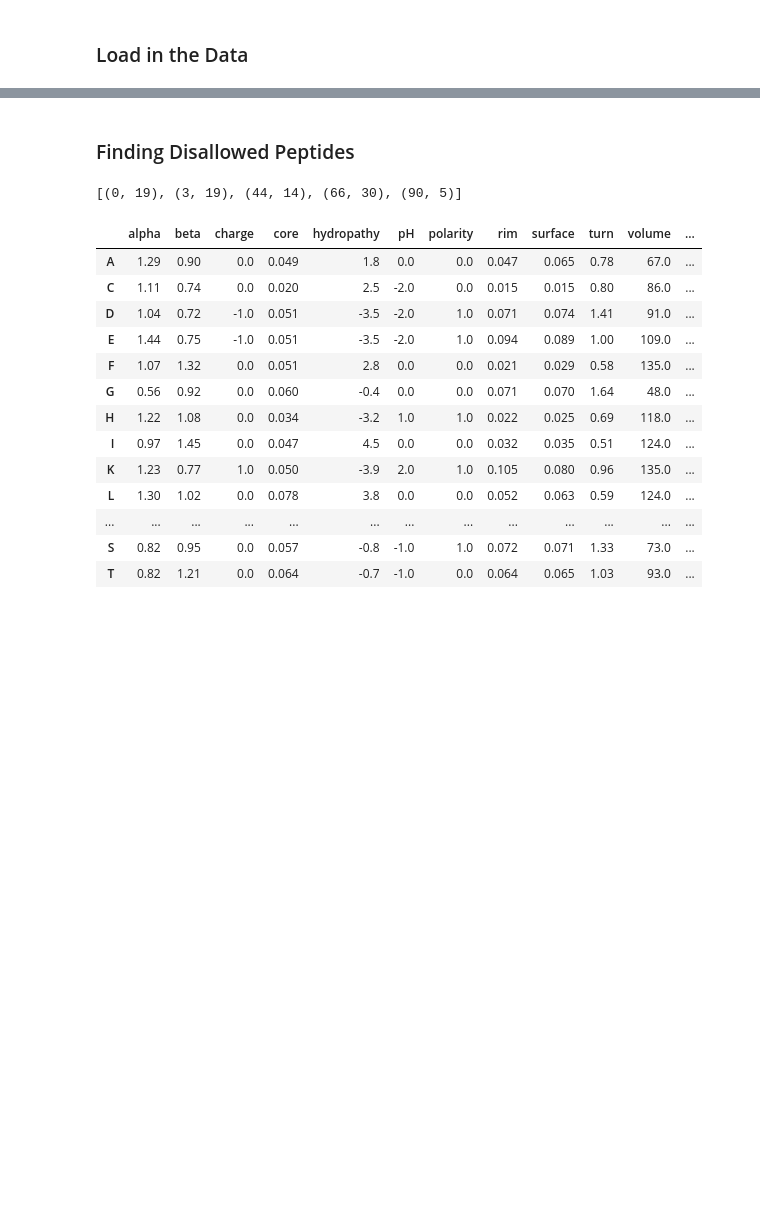
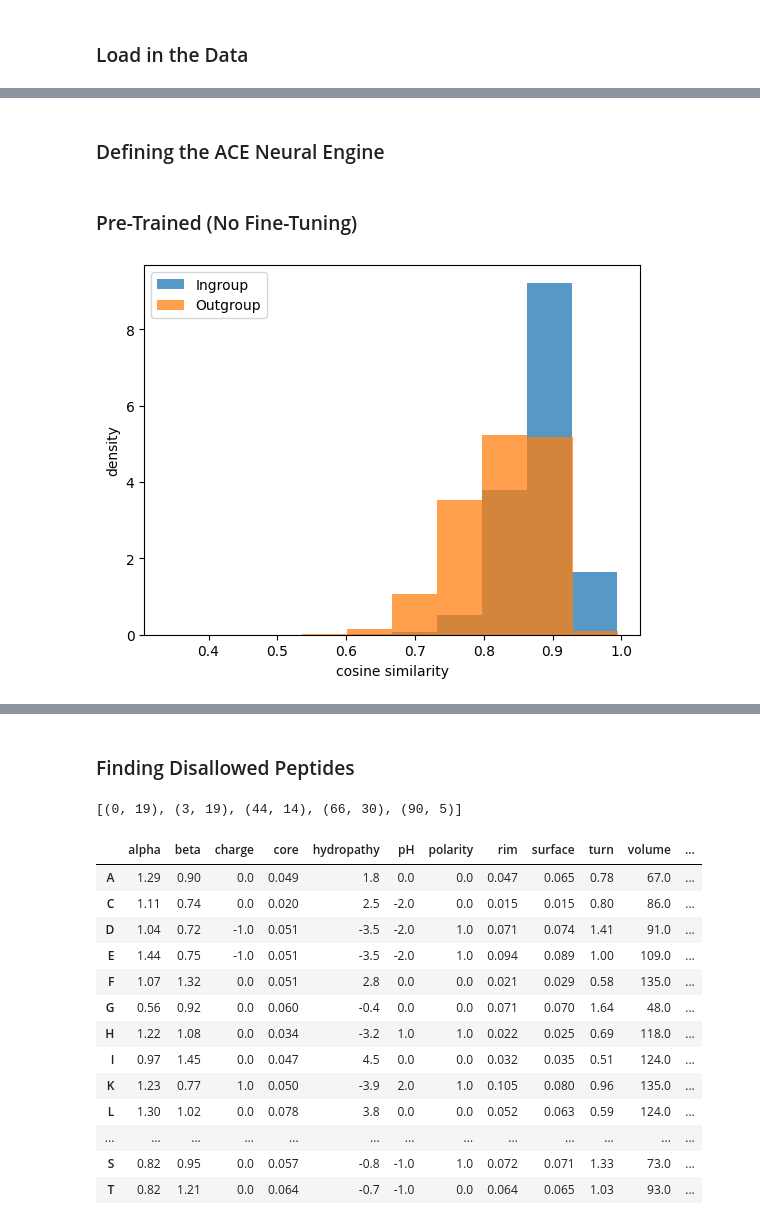
Before and after one commit to pirl-unc/ace, a Jupyter notebook: notebooks/sequence_properties.ipynb, the cells around one changed output, grey strips where cells are left out. Drawn from its saved outputs; the diff is of its cells as text; code cells hidden in the pictures; blank space fills up the shorter version.

```diff
--- a/notebooks/sequence_properties.ipynb
+++ b/notebooks/sequence_properties.ipynb
@@ -385,0 +252,9 @@ plt.show()
+# %%
+PROTBERT_TOKENIZER = BertTokenizer.from_pretrained("Rostlab/prot_bert", do_lower_case=False )
+PROTBERT_MODEL = BertModel.from_pretrained("Rostlab/prot_bert", output_hidden_states=True)
+ESM2_TOKENIZER = AutoTokenizer.from_pretrained("facebook/esm2_t6_8M_UR50D")
+ESM2_MODEL = AutoModelForMaskedLM.from_pretrained("facebook/esm2_t6_8M_UR50D", return_dict=True, output_hidden_states=True)
+
+device='cuda' if torch.cuda.is_available() else 'cpu'
+ESM2_MODEL.to(device)
+PROTBERT_MODEL.to(device)
@@ -385,0 +282,2 @@ plt.show()
+# %% [markdown]
+### Defining the ACE Neural Engine
@@ -385,0 +443,13 @@ plt.show()
+# %% [markdown]
+### Pre-Trained (No Fine-Tuning)
+# %%
+sim = 'cosine'
+ingroup_sims, outgroup_sims = get_embedding_similarities(data_df2, model=ang_untrained, tokenizer=ESM2_TOKENIZER, n=100, similarity=sim)
+plt.hist(ingroup_sims, alpha=0.75, density=True, label='Ingroup')
+plt.hist(outgroup_sims, alpha=0.75, density=True, label='Outgroup')
+plt.xlabel(f'{sim} similarity')
+plt.ylabel('density')
+plt.legend()
+plt.show()
+# %% [output]
+[figure, added]
```
Also changed, not shown: parts of 76 cells of this notebook, 6 other files.
